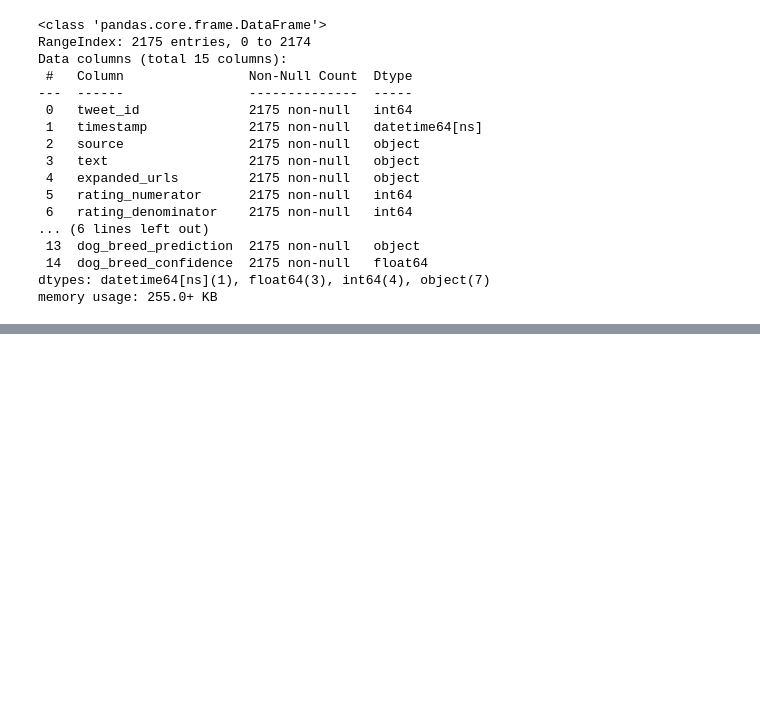
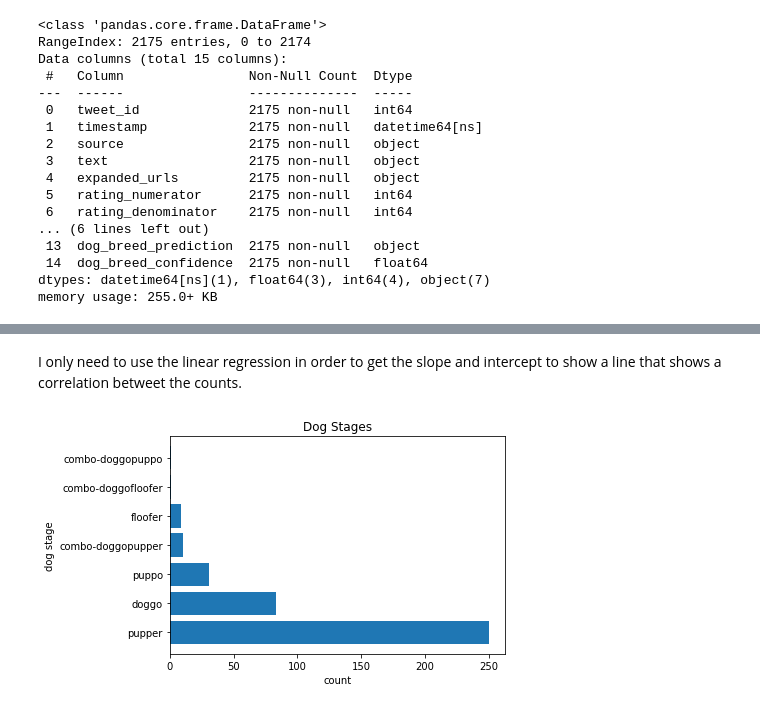
Before and after one commit to alf808/doggie-tweets, a Jupyter notebook: wrangle_act.ipynb, the cells around one changed output, grey strips where cells are left out. Saved outputs shown, nothing was run; the diff lists cells and outputs as text; code cells hidden in the pictures; blank space fills up the shorter version.

```diff
--- a/wrangle_act.ipynb
+++ b/wrangle_act.ipynb
@@ -830,0 +900,14 @@ memory usage: 255.0+ KB
+# %%
+# exclude "none"
+ds = final_df['dog_stage'].value_counts()
+ds_counts = ds.to_list()[1:]
+dog_stage = ds.index.to_list()[1:]
+# %% [markdown]
+I only need to use the linear regression in order to get the slope and intercept to show a line that shows a correlation betweet the counts.
+# %%
+plt.barh(dog_stage, ds_counts)
+plt.title('Dog Stages')
+plt.xlabel('count')
+plt.ylabel('dog stage');
+# %% [output]
+[figure, added]
```
Also changed, not shown: parts of 24 cells of this notebook.
